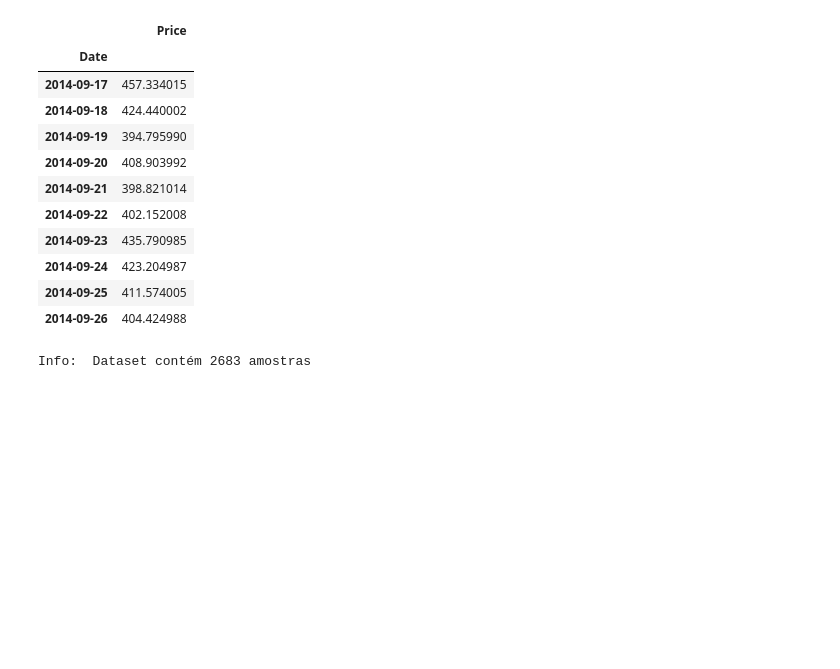
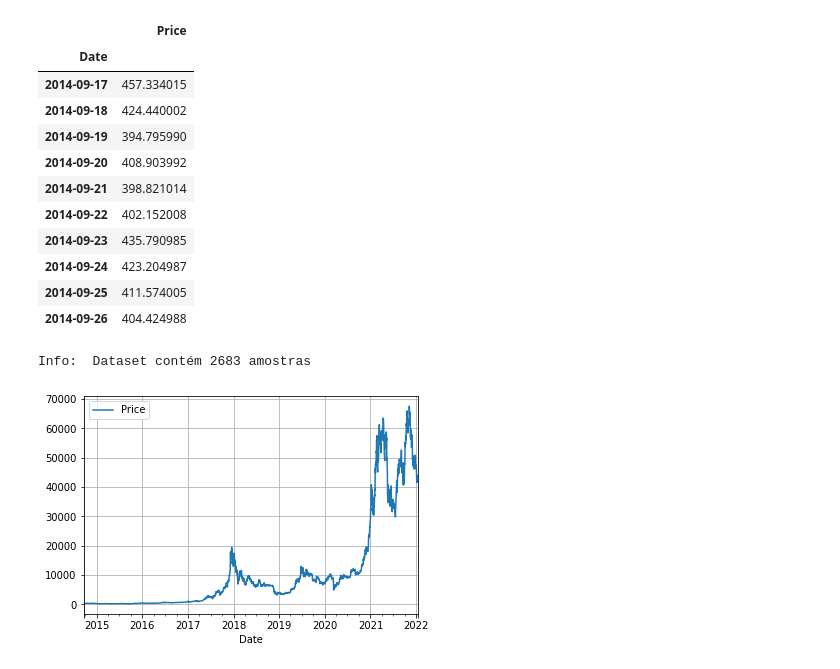
Before and after one commit to luanzitto/BitCoin_forecast, a Jupyter notebook: InitialExploration.ipynb, the cells around one changed output. Cells and saved outputs as stored; diff of their text form; code cells hidden in the pictures; blank space fills up the shorter version.

```diff
--- a/InitialExploration.ipynb
+++ b/InitialExploration.ipynb
@@ -78,6 +78,12 @@ print('\n\033[1mInfo: \033[0m Dataset contém {} amostras'.format(df.shape[0]))
 | 2014-09-25 | 411.574005 |
 | 2014-09-26 | 404.424988 |
 Info:  Dataset contém 2683 amostras
+# %%
+df.plot()
+plt.grid()
+plt.show()
+# %% [output]
+[figure, added]
 # %%
 fig = px.area(df, title ="Variação de preço 2015 até 2022", labels=dict( Date="Data", value="Preço ($)", variable="Legenda"))
 fig.show()
```
